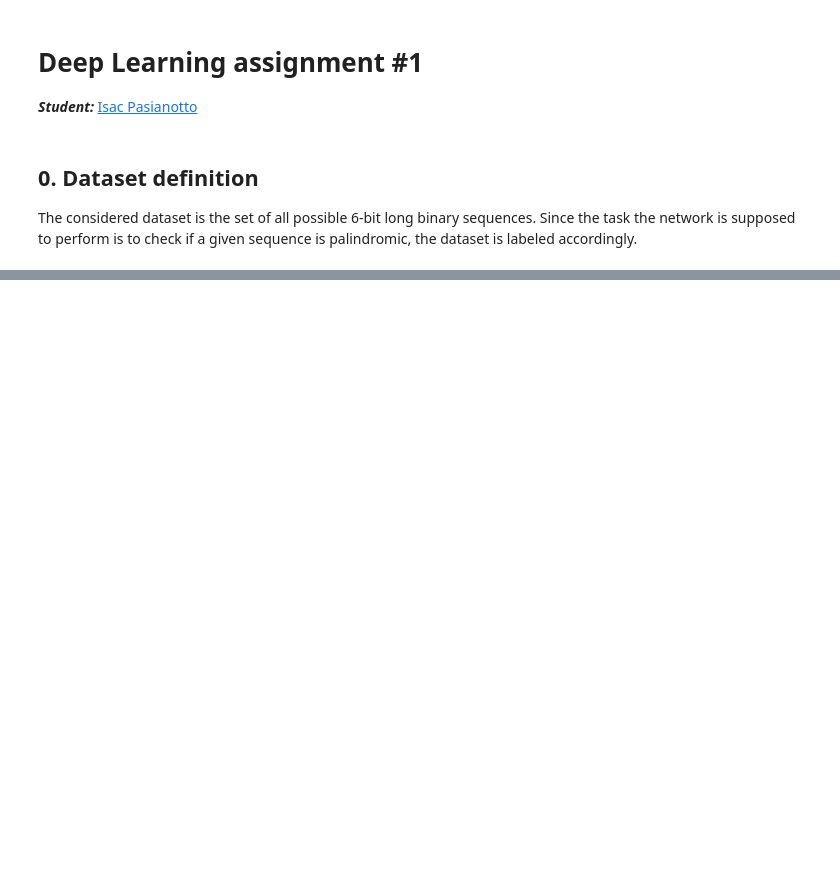
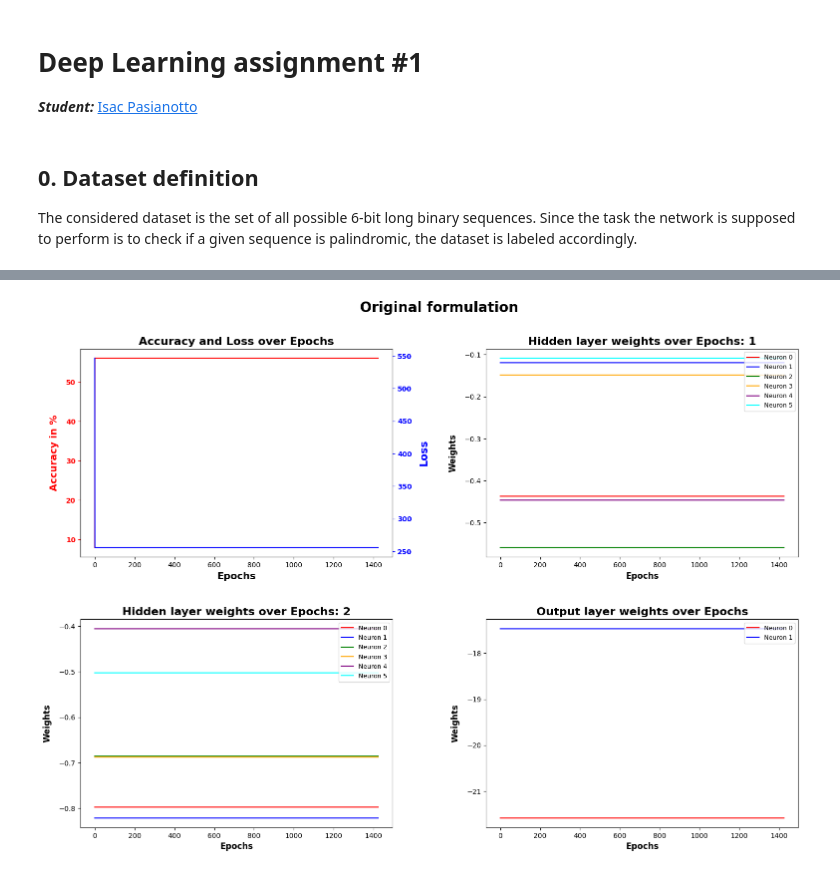
Before and after one commit to IsacPasianotto/dlhw, a Jupyter notebook: Assignment-00/Solution.ipynb, the cells around one changed output, grey strips where cells are left out. Saved outputs shown, nothing was run; the diff lists cells and outputs as text; code cells hidden in the pictures; blank space fills up the shorter version.

Commit message:
some progresses
TODO: fix the bug in the train function

```diff
--- a/Assignment-00/Solution.ipynb
+++ b/Assignment-00/Solution.ipynb
@@ -10,3 +12,9 @@ from itertools import product
+# %%
+# Some constants
+STD_DTYPE = torch.float32
+NDIGITS = 6
+N_HIDDEN = 2
+N_HEPOCHS = 1425
 # %% [markdown]
 ## 0. Dataset definition
 
@@ -24,11 +32,11 @@ def is_symmetric(iterable: Iterable) -> float:
 assert is_symmetric( torch.tensor([0, 1, 0, 1, 1, 0]) ) == 0.
 assert is_symmetric( torch.tensor([0, 1, 0, 0, 1, 0]) ) == 1.
 # %%
-def build_dataset(nbits: int = 6, dtype: torch.dtype = torch.float16, unbalanced: bool = True, seed: int = 42 ) -> Tuple[Tensor, Tensor]:
+def build_dataset(nbits: int = NDIGITS, dtype: torch.dtype = STD_DTYPE , unbalanced: bool = True, seed: int = 42 ) -> Tuple[Tensor, Tensor]:
     """
     Build the dataset of all possible binary sequences of length nbits and their corresponding labels.
     :param nbits: the length (integer) of the binary sequences. Default is 6.
-    :param dtype: the data type of the tensors. Default is torch.float16.
+    :param dtype: the data type of the tensors. Default is torch.float32.
     :param unbalanced: if True, the dataset will contain all the possible binary sequences of length nbits. If False, the palindromic sequences will be repeated more time to balance the dataset.
     :param seed: the seed for the random number generator. Default is 42, which is the answer to the Ultimate Question of Life, the Universe, and Everything.
     :return: Two tensors: the first one contains all the binary sequences, the second one contains the corresponding labels.
@@ -82,0 +137,10 @@ What is not specified is:
+# %%
+def loss_fn(y_pred: Tensor, y_true: Tensor, dtype: torch.dtype = STD_DTYPE) -> Tensor:
+    """
+    Compute the loss function.
+    :param y_pred: the predicted values.
+    :param y_true: the true values.
+    :param dtype: the data type of the tensors. Default is torch.float32.
+    :return: the loss value.
+    """
+    return .5 * torch.sum(torch.pow(y_pred - y_true, 2), dtype=dtype)
@@ -82,0 +151,5 @@ What is not specified is:
+# %%
+# Set the batch size to the number of samples in the dataset to use the whole dataset at each iteration.
+# This guarantees that GD is performed instead of SGD.
+data: DataLoader = DataLoader(TensorDataset(x_data, y_data), batch_size=x_data.shape[0])
+data_balanced: DataLoader = DataLoader(TensorDataset(x_data_balanced, y_data_balanced), batch_size=x_data_balanced.shape[0])
@@ -82,0 +274,11 @@ What is not specified is:
+# %%
+model_00: paper_net = paper_net()
+h_lay_00: Tensor = torch.empty(N_HEPOCHS, N_HIDDEN, NDIGITS, dtype=STD_DTYPE)
+o_lay_00: Tensor = torch.empty(N_HEPOCHS, 1, N_HIDDEN, dtype=STD_DTYPE)
+acc_00: Tensor = torch.empty(N_HEPOCHS, dtype=STD_DTYPE)
+loss_00: Tensor = torch.empty(N_HEPOCHS, dtype=STD_DTYPE)
+
+train_net(model_00, data, h_lay_00, o_lay_00, acc_00, loss_00)
+plot_all(h_lay_00, o_lay_00, acc_00, loss_00, "Original formulation")
+# %% [output]
+[figure, added]
```
Also changed, not shown: parts of 10 cells of this notebook.
